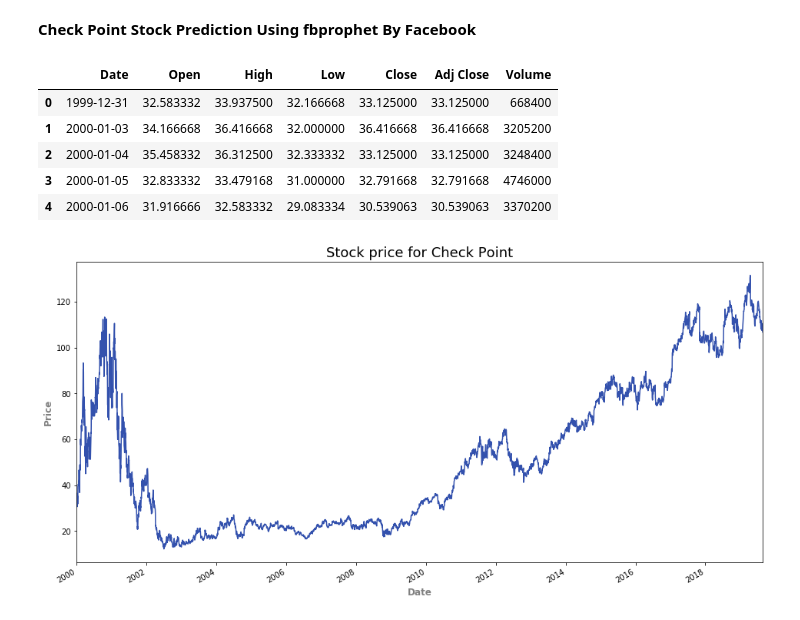
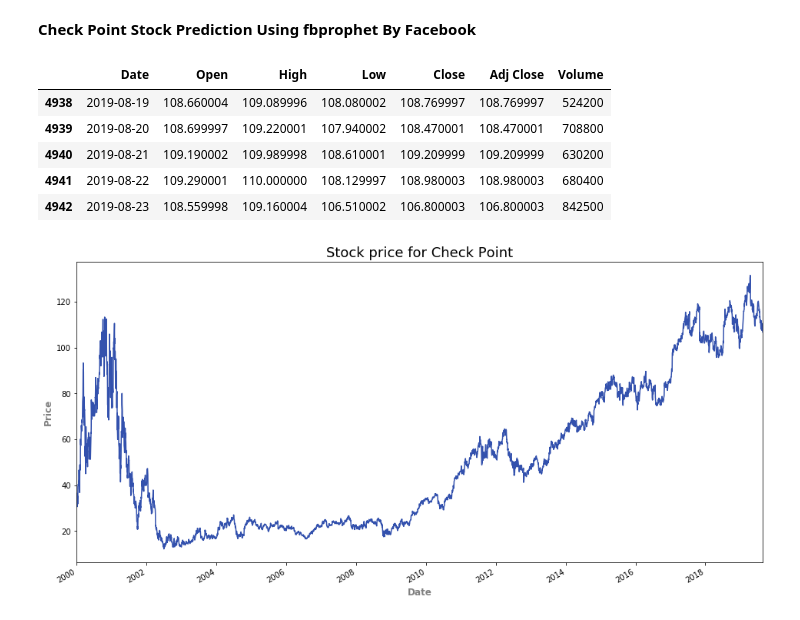
Before and after one commit to jonathanbd135/CheckPointStockPredictor, a Jupyter notebook: CheckPoint StockPredictor.ipynb, the cells around one changed output. Drawn from its saved outputs; the diff is of its cells as text; code cells hidden in the pictures.

```diff
--- a/CheckPoint StockPredictor.ipynb
+++ b/CheckPoint StockPredictor.ipynb
@@ -11,14 +12,14 @@ from datetime import timedelta
 m = Prophet(weekly_seasonality=False,yearly_seasonality=False, daily_seasonality=True)
 # %%
 df = pd.read_csv('C:/Users/jonathanbe/Downloads/CHKP.csv')
-df.head()
+df.tail()
 # %% [output]
 |  | Date | Open | High | Low | Close | Adj Close | Volume |
-| 0 | 1999-12-31 | 32.583332 | 33.937500 | 32.166668 | 33.125000 | 33.125000 | 668400 |
-| 1 | 2000-01-03 | 34.166668 | 36.416668 | 32.000000 | 36.416668 | 36.416668 | 3205200 |
-| 2 | 2000-01-04 | 35.458332 | 36.312500 | 32.333332 | 33.125000 | 33.125000 | 3248400 |
-| 3 | 2000-01-05 | 32.833332 | 33.479168 | 31.000000 | 32.791668 | 32.791668 | 4746000 |
-| 4 | 2000-01-06 | 31.916666 | 32.583332 | 29.083334 | 30.539063 | 30.539063 | 3370200 |
+| 4938 | 2019-08-19 | 108.660004 | 109.089996 | 108.080002 | 108.769997 | 108.769997 | 524200 |
+| 4939 | 2019-08-20 | 108.699997 | 109.220001 | 107.940002 | 108.470001 | 108.470001 | 708800 |
+| 4940 | 2019-08-21 | 109.190002 | 109.989998 | 108.610001 | 109.209999 | 109.209999 | 630200 |
+| 4941 | 2019-08-22 | 109.290001 | 110.000000 | 108.129997 | 108.980003 | 108.980003 | 680400 |
+| 4942 | 2019-08-23 | 108.559998 | 109.160004 | 106.510002 | 106.800003 | 106.800003 | 842500 |
 # %%
 df['Date'] = pd.to_datetime(df.Date,format='%Y-%m-%d')
 df.index = df['Date']
```
Also changed, not shown: parts of 9 cells of this notebook.
